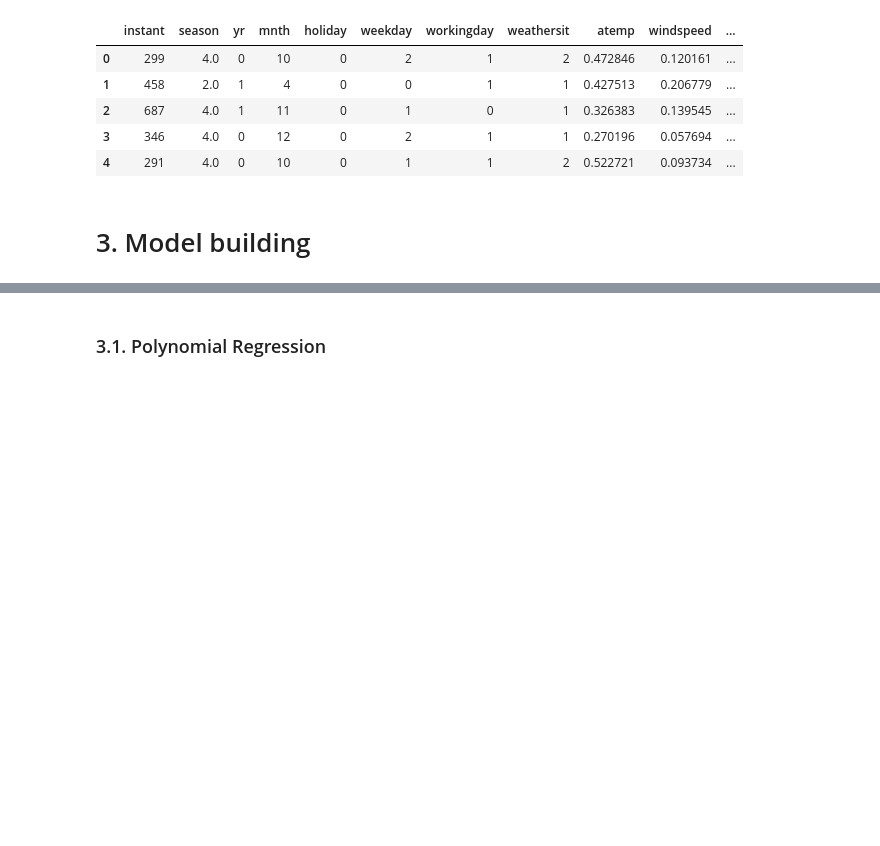
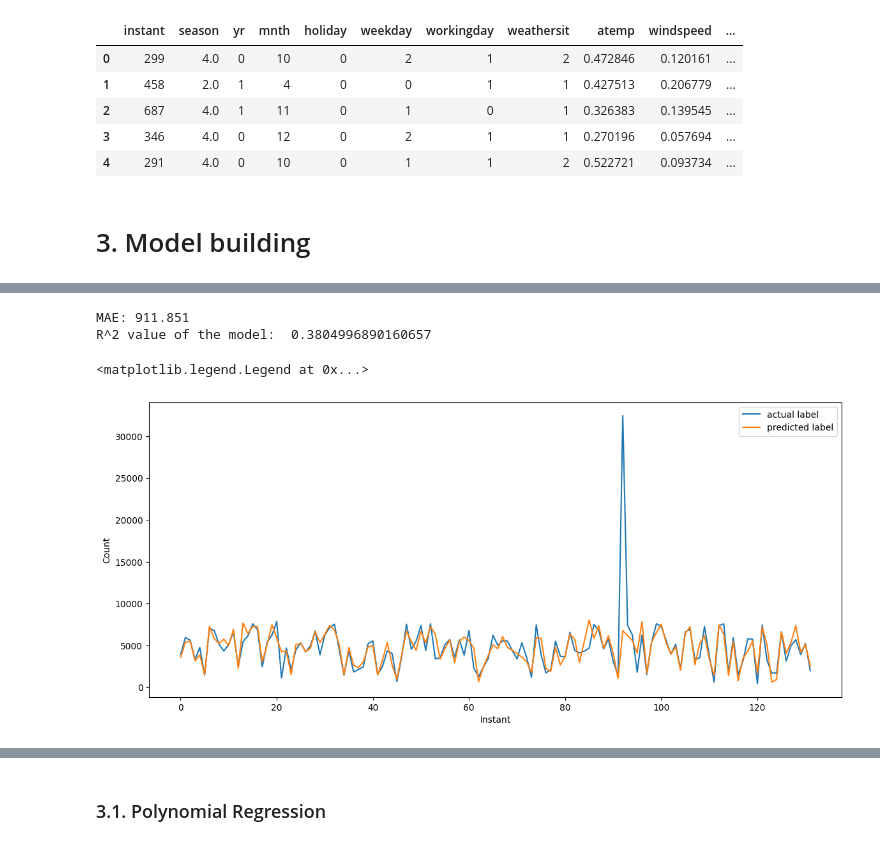
Before and after one commit to PatrykGadziomski/Bike-Rental-Prediction, a Jupyter notebook: Task 3/model_optimization.ipynb, the cells around one changed output, grey strips where cells are left out. Saved outputs shown, nothing was run; the diff lists cells and outputs as text; code cells hidden in the pictures; blank space fills up the shorter version.

Commit message:
new linear regression model

```diff
--- a/Task 3/model_optimization.ipynb
+++ b/Task 3/model_optimization.ipynb
@@ -60,0 +59,5 @@ test_labels = test_data.iloc[:, -1:]
+# %%
+droplist_lr = ['workingday', 'windspeed', 'leaflets', 'price reduction', 'mnth', 'holiday', 'weekday']
+train_features_lr = train_features.drop(droplist_lr, axis=1)
+test_features_lr = test_features.drop(droplist_lr, axis=1)
+train_features_lr.head()
@@ -60,0 +71,29 @@ test_labels = test_data.iloc[:, -1:]
+# %%
+lr_model = linear_model.LinearRegression()
+lr_model.fit(train_features_lr, train_labels)
+
+lr_prediction = lr_model.predict(test_features_lr)
+# %%
+# Evaluate model
+
+#Return Mean Absolute Error -> Loss: The beste Value is 0.0
+mae = mean_absolute_error(test_labels, lr_prediction)
+
+print('MAE: %.3f' % mae)
+
+#Return the coefficient of determination R^2 of the prediction -> Score: best possible value is 1.0
+print("R^2 value of the model: ",lr_model.score(test_features_lr, test_labels))
+# %% [output]
+MAE: 911.851
+R^2 value of the model:  0.3804996890160657
+# %%
+# Visualize the output
+plt.figure(figsize=(14,6))
+plt.plot(test_labels, label='actual label')
+plt.plot(lr_prediction, label='predicted label')
+plt.xlabel('Instant')
+plt.ylabel('Count')
+plt.legend()
+# %% [output]
+<matplotlib.legend.Legend at 0x...>
+[figure, added]
```
Also changed, not shown: parts of 4 cells of this notebook.
